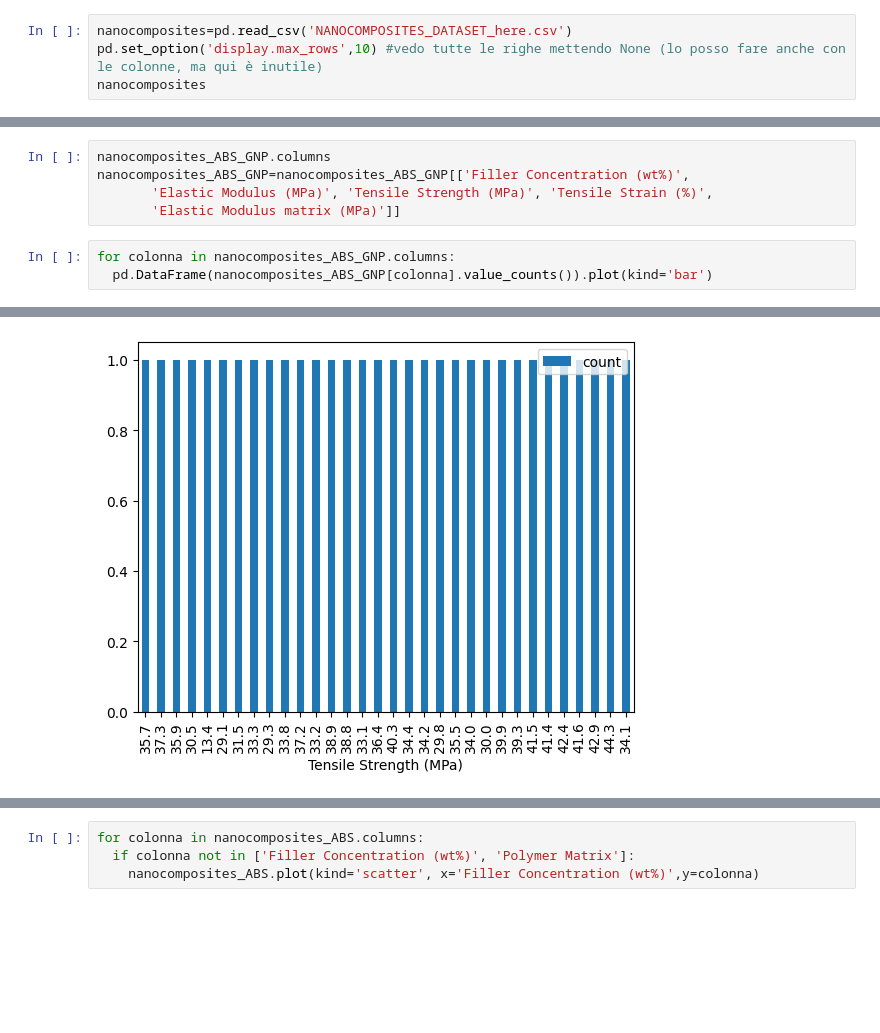
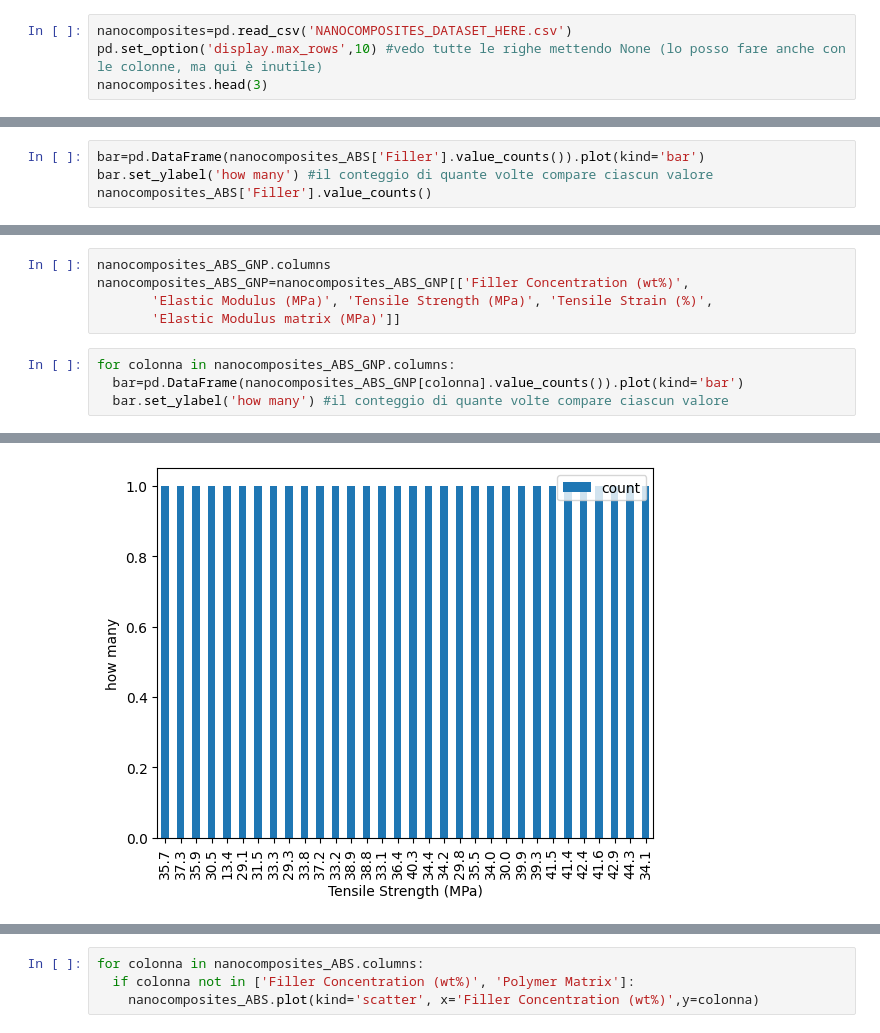
Before and after one commit to sabriades/Machine_Learning_Model, a Jupyter notebook: Data_exploration_nano.ipynb, the cells around one changed output, grey strips where cells are left out. Drawn from its saved outputs; the diff is of its cells as text; blank space fills up the shorter version.

```diff
--- a/Data_exploration_nano.ipynb
+++ b/Data_exploration_nano.ipynb
@@ -16,7 +15,7 @@ Saving NANOCOMPOSITES_DATASET_here.csv to NANOCOMPOSITES_DATASET_here (5).csv
 # %%
-nanocomposites=pd.read_csv('NANOCOMPOSITES_DATASET_here.csv')
+nanocomposites=pd.read_csv('NANOCOMPOSITES_DATASET_HERE.csv')
 pd.set_option('display.max_rows',10) #vedo tutte le righe mettendo None (lo posso fare anche con le colonne, ma qui è inutile)
-nanocomposites
+nanocomposites.head(3)
 # %% [output]
 |  | Polymer Matrix | Filler | Filler Concentration (wt%) | Elastic Modulus (MPa) | Tensile Strength (MPa) | ... |
 | 0 | Epoxy | GNP | 0.2 | 3722.4 | 74.2 | ... |
@@ -175,0 +168,4 @@ pd.DataFrame(nanocomposites_ABS['Filler'].value_counts()).plot(kind='bar')
+# %%
+bar=pd.DataFrame(nanocomposites_ABS['Filler'].value_counts()).plot(kind='bar')
+bar.set_ylabel('how many') #il conteggio di quante volte compare ciascun valore
+nanocomposites_ABS['Filler'].value_counts()
@@ -180,5 +185,6 @@ nanocomposites_ABS_GNP=nanocomposites_ABS_GNP[['Filler Concentration (wt%)',
        'Elastic Modulus matrix (MPa)']]
 # %%
 for colonna in nanocomposites_ABS_GNP.columns:
-  pd.DataFrame(nanocomposites_ABS_GNP[colonna].value_counts()).plot(kind='bar')
+  bar=pd.DataFrame(nanocomposites_ABS_GNP[colonna].value_counts()).plot(kind='bar')
+  bar.set_ylabel('how many') #il conteggio di quante volte compare ciascun valore
 # %% [output]
@@ -187 +193 @@ for colonna in nanocomposites_ABS_GNP.columns:
-[figure, old version]
+[figure, new version]
```
Also changed, not shown: parts of 23 cells of this notebook.
